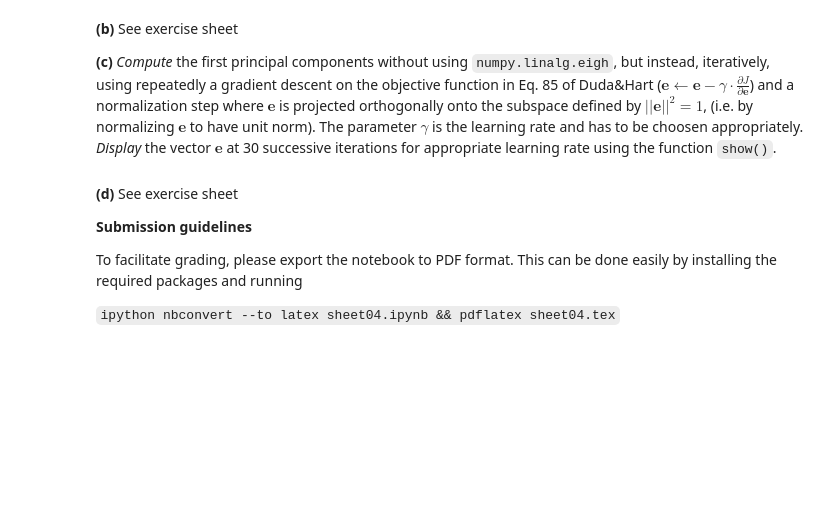
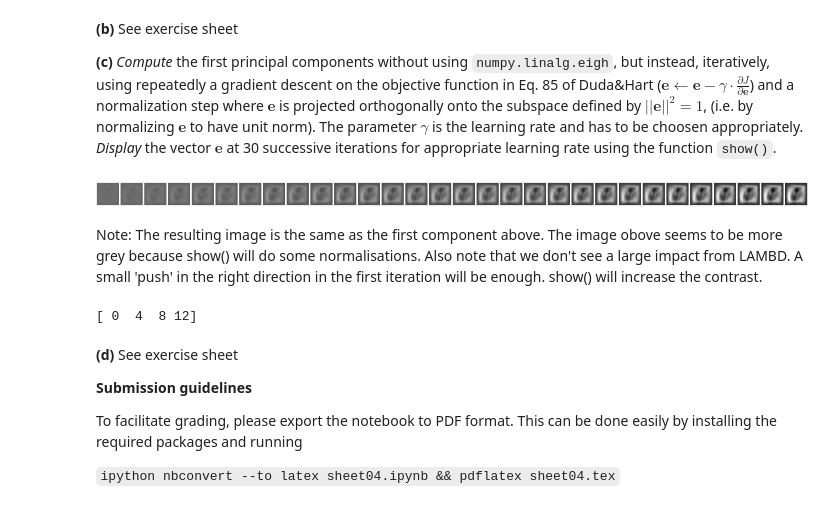
Before and after one commit to JensMeiners/ML1, a Jupyter notebook: Ex04/BauerMeiners04.ipynb, the cells around one changed output. Cells and saved outputs as stored; diff of their text form; code cells hidden in the pictures; blank space fills up the shorter version.

```diff
--- a/Ex04/BauerMeiners04.ipynb
+++ b/Ex04/BauerMeiners04.ipynb
@@ -90,3 +92,36 @@ X = load()
+# %%
+X = load()
+
+n = X.shape[0] # n = 2500
+h = X.shape[1] # h = 28
+w = X.shape[2] # w = 28
+
+S = calculate_scatter(X)
+
+LAMBD = 0.00000000000001
+# Because it was not given in the task, we initialize e with ones.
+e = numpy.ones([h * w])
+e = e / numpy.linalg.norm(e)
+
+pictures = numpy.zeros([30, 28, 28])
+
+for i in range(30):
+    # J = - e.T * S * e (+ some unimportant stuff)
+    # We use a formula from the matrix cookbook (Eq. 73) to transform the derivative
+    e = e + (LAMBD * (S + S.T).dot(e))
+    pictures[i] = e.reshape([h, w])
+    e = e / numpy.linalg.norm(e)
+show(pictures)()
+# %% [output]
+[figure, added]
+# %% [markdown]
+Note: The resulting image is the same as the first component above. The image obove seems to be more grey because show() will do some normalisations. Also note that we don't see a large impact from LAMBD. A small 'push' in the right direction in the first iteration will be enough. show() will increase the contrast.
+# %%
+#TEST CELL
+a = numpy.arange(4)
+print a * 4
+# %% [output]
+[ 0  4  8 12]
 # %% [markdown]
 <b>(d)</b> See exercise sheet
 
```
Also changed, not shown: parts of 3 cells of this notebook.
